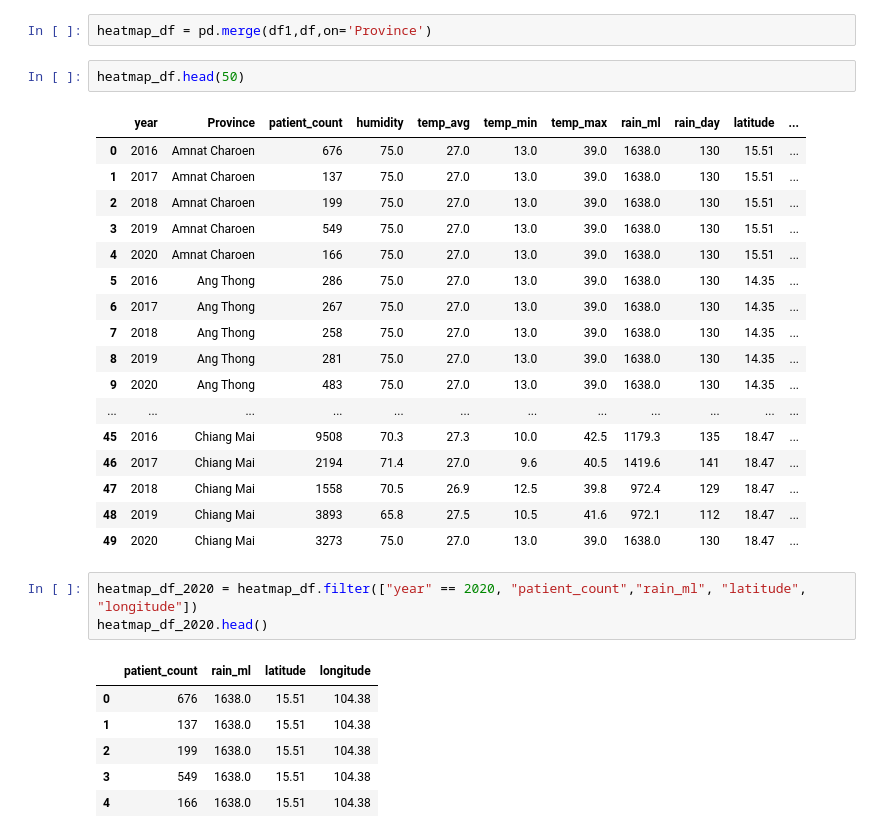
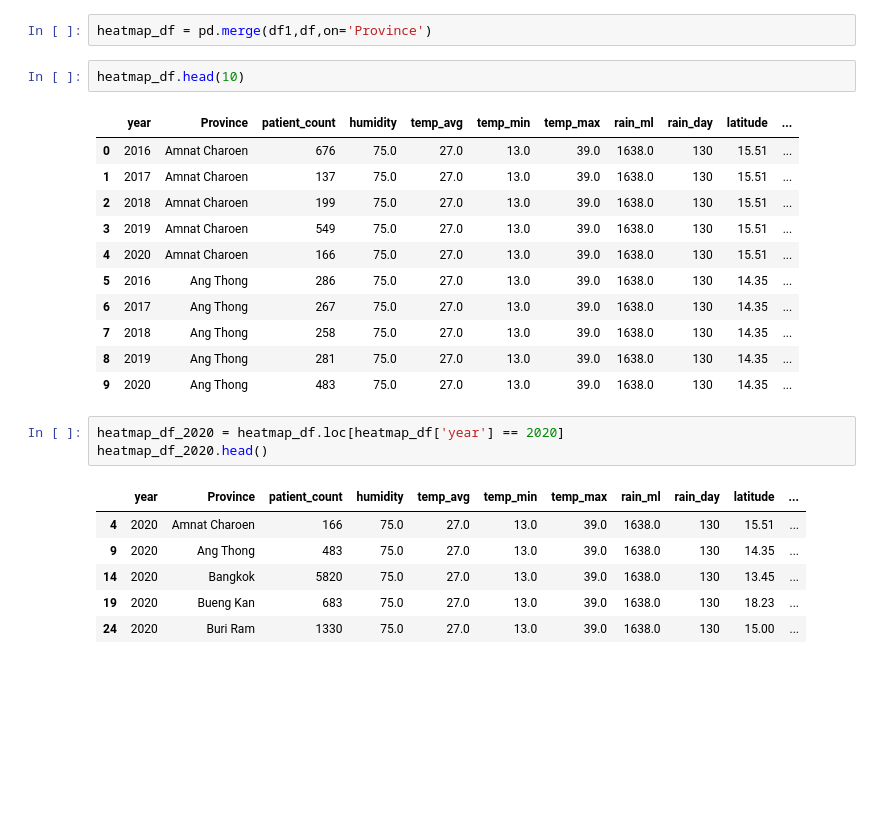
Before and after one commit to Phophism/python_project, a Jupyter notebook: Nuttawut/heatmap2.ipynb, the cells around one changed output. Saved outputs shown, nothing was run; the diff lists cells and outputs as text; blank space fills up the shorter version.

Commit message:
k mean k mind change year

```diff
--- a/Nuttawut/heatmap2.ipynb
+++ b/Nuttawut/heatmap2.ipynb
@@ -25,33 +25,27 @@ df.head()
 # %%
 heatmap_df = pd.merge(df1,df,on='Province')
 # %%
-heatmap_df.head(50)
+heatmap_df.head(10)
 # %% [output]
 |  | year | Province | patient_count | humidity | temp_avg | temp_min | temp_max | rain_ml | rain_day | latitude | ... |
 | 0 | 2016 | Amnat Charoen | 676 | 75.0 | 27.0 | 13.0 | 39.0 | 1638.0 | 130 | 15.51 | ... |
 | 1 | 2017 | Amnat Charoen | 137 | 75.0 | 27.0 | 13.0 | 39.0 | 1638.0 | 130 | 15.51 | ... |
 | 2 | 2018 | Amnat Charoen | 199 | 75.0 | 27.0 | 13.0 | 39.0 | 1638.0 | 130 | 15.51 | ... |
 | 3 | 2019 | Amnat Charoen | 549 | 75.0 | 27.0 | 13.0 | 39.0 | 1638.0 | 130 | 15.51 | ... |
 | 4 | 2020 | Amnat Charoen | 166 | 75.0 | 27.0 | 13.0 | 39.0 | 1638.0 | 130 | 15.51 | ... |
 | 5 | 2016 | Ang Thong | 286 | 75.0 | 27.0 | 13.0 | 39.0 | 1638.0 | 130 | 14.35 | ... |
 | 6 | 2017 | Ang Thong | 267 | 75.0 | 27.0 | 13.0 | 39.0 | 1638.0 | 130 | 14.35 | ... |
 | 7 | 2018 | Ang Thong | 258 | 75.0 | 27.0 | 13.0 | 39.0 | 1638.0 | 130 | 14.35 | ... |
 | 8 | 2019 | Ang Thong | 281 | 75.0 | 27.0 | 13.0 | 39.0 | 1638.0 | 130 | 14.35 | ... |
 | 9 | 2020 | Ang Thong | 483 | 75.0 | 27.0 | 13.0 | 39.0 | 1638.0 | 130 | 14.35 | ... |
-| ... | ... | ... | ... | ... | ... | ... | ... | ... | ... | ... | ... |
-| 45 | 2016 | Chiang Mai | 9508 | 70.3 | 27.3 | 10.0 | 42.5 | 1179.3 | 135 | 18.47 | ... |
-| 46 | 2017 | Chiang Mai | 2194 | 71.4 | 27.0 | 9.6 | 40.5 | 1419.6 | 141 | 18.47 | ... |
-| 47 | 2018 | Chiang Mai | 1558 | 70.5 | 26.9 | 12.5 | 39.8 | 972.4 | 129 | 18.47 | ... |
-| 48 | 2019 | Chiang Mai | 3893 | 65.8 | 27.5 | 10.5 | 41.6 | 972.1 | 112 | 18.47 | ... |
-| 49 | 2020 | Chiang Mai | 3273 | 75.0 | 27.0 | 13.0 | 39.0 | 1638.0 | 130 | 18.47 | ... |
 # %%
-heatmap_df_2020 = heatmap_df.filter(["year" == 2020, "patient_count","rain_ml", "latitude", "longitude"])
+heatmap_df_2020 = heatmap_df.loc[heatmap_df['year'] == 2020]
 heatmap_df_2020.head()
 # %% [output]
-|  | patient_count | rain_ml | latitude | longitude |
-| 0 | 676 | 1638.0 | 15.51 | 104.38 |
-| 1 | 137 | 1638.0 | 15.51 | 104.38 |
-| 2 | 199 | 1638.0 | 15.51 | 104.38 |
-| 3 | 549 | 1638.0 | 15.51 | 104.38 |
-| 4 | 166 | 1638.0 | 15.51 | 104.38 |
+|  | year | Province | patient_count | humidity | temp_avg | temp_min | temp_max | rain_ml | rain_day | latitude | ... |
+| 4 | 2020 | Amnat Charoen | 166 | 75.0 | 27.0 | 13.0 | 39.0 | 1638.0 | 130 | 15.51 | ... |
+| 9 | 2020 | Ang Thong | 483 | 75.0 | 27.0 | 13.0 | 39.0 | 1638.0 | 130 | 14.35 | ... |
+| 14 | 2020 | Bangkok | 5820 | 75.0 | 27.0 | 13.0 | 39.0 | 1638.0 | 130 | 13.45 | ... |
+| 19 | 2020 | Bueng Kan | 683 | 75.0 | 27.0 | 13.0 | 39.0 | 1638.0 | 130 | 18.23 | ... |
+| 24 | 2020 | Buri Ram | 1330 | 75.0 | 27.0 | 13.0 | 39.0 | 1638.0 | 130 | 15.00 | ... |
 # %%
```
Also changed, not shown: parts of 2 cells of this notebook.
